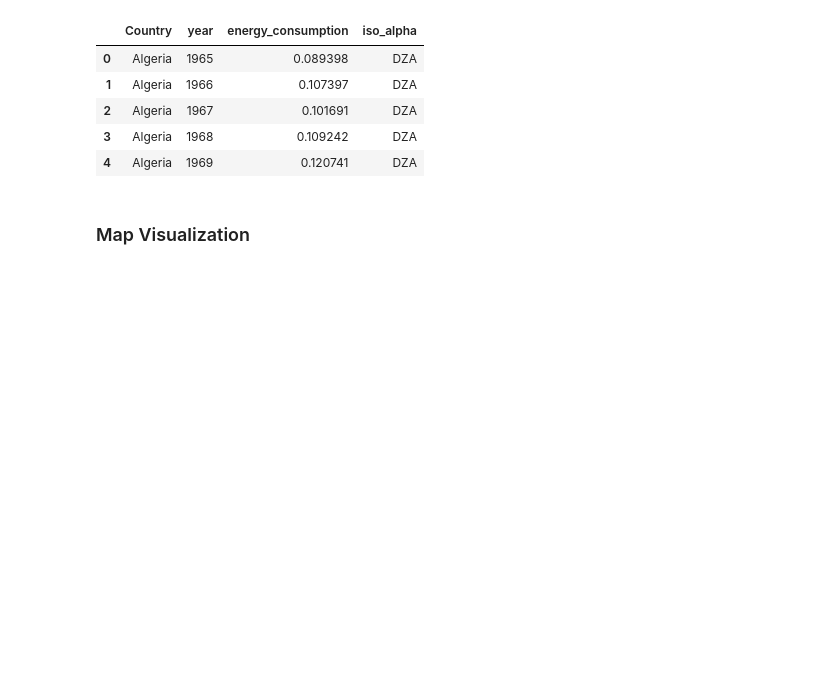
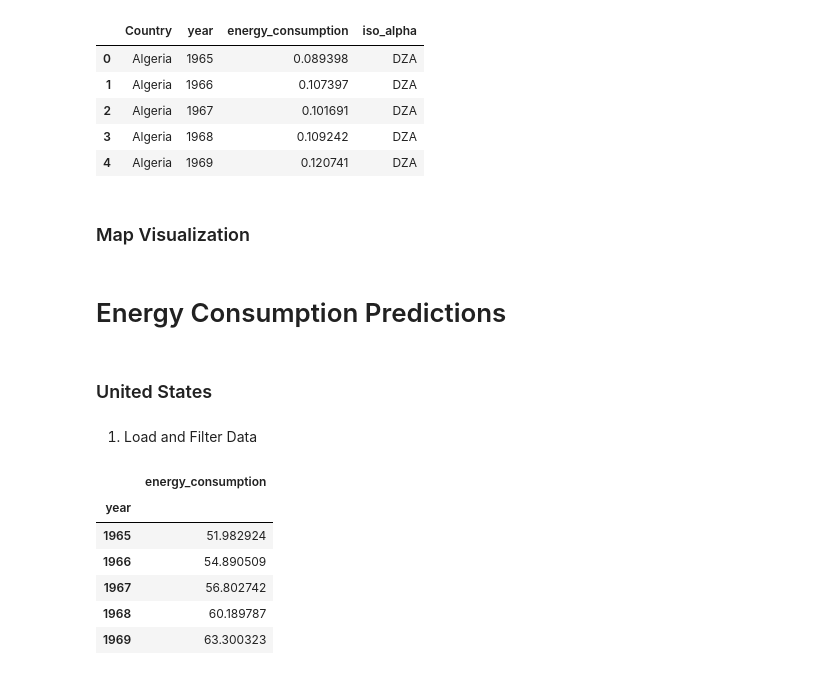
Before and after one commit to Yaq0ub/WorldEnergyData-Analysis, a Jupyter notebook: primaryEnergyConsumption.ipynb, the cells around one changed output. Saved outputs shown, nothing was run; the diff lists cells and outputs as text; code cells hidden in the pictures; blank space fills up the shorter version.

```diff
--- a/primaryEnergyConsumption.ipynb
+++ b/primaryEnergyConsumption.ipynb
@@ -277,3 +284,30 @@ fig = px.choropleth(df_merged,
 
 # Show figure
 fig.show()
+# %% [markdown]
+# Energy Consumption Predictions
+# %% [markdown]
+### United States
+# %% [markdown]
+1. Load and Filter Data
+# %%
+# Filter the data for the United States
+us_data = df_melted[df_melted['Country'] == 'United States']
+
+# Reset the index
+us_data.reset_index(drop=True, inplace=True)
+
+# Delete the country column
+us_data.drop('Country', axis=1, inplace=True)
+
+# Set year as index
+us_data.set_index('year', inplace=True)
+us_data.head()
+# %% [output]
+|  | energy_consumption |
+| year |  |
+| 1965 | 51.982924 |
+| 1966 | 54.890509 |
+| 1967 | 56.802742 |
+| 1968 | 60.189787 |
+| 1969 | 63.300323 |
```
Also changed, not shown: parts of 4 cells of this notebook.
